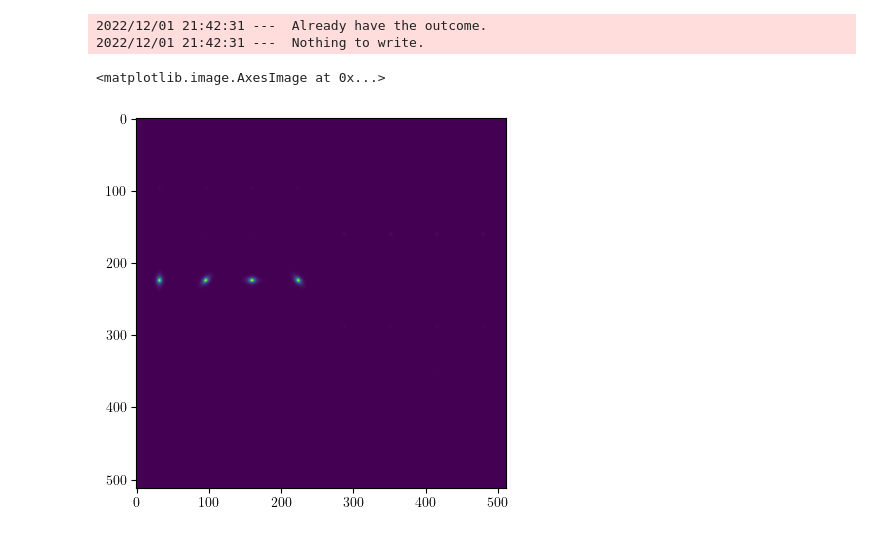
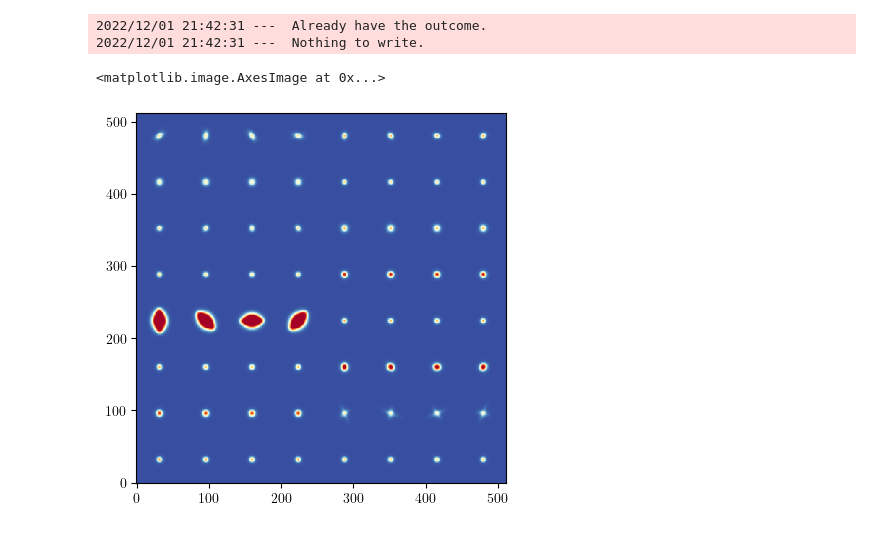
Before and after one commit to mr-superonion/FPFS, a Jupyter notebook: examples/notebooks/2_simulate_galaxy_basic.ipynb, the cells around one changed output. Cells and saved outputs as stored; diff of their text form; code cells hidden in the pictures.

Commit message:
add notebook for plot in example

```diff
--- a/examples/notebooks/2_simulate_galaxy_basic.ipynb
+++ b/examples/notebooks/2_simulate_galaxy_basic.ipynb
@@ -79,7 +79,9 @@ sim_img = fpfs.simutil.make_basic_sim(
 2022/12/01 21:42:31 ---  Already have the outcome.
 2022/12/01 21:42:31 ---  Nothing to write.
 # %%
-plt.imshow(sim_img)
+from astropy.visualization import simple_norm
+plt.imshow(sim_img,aspect='equal',cmap='RdYlBu_r',origin='lower',interpolation='None',\
+             norm=simple_norm(sim_img,'asinh',asinh_a=0.1,min_cut=-0.01,max_cut=0.8))
 # %% [output]
 <matplotlib.image.AxesImage at 0x...>
-[figure, old version]
+[figure, new version]
```
Also changed, not shown: 4 other files.
